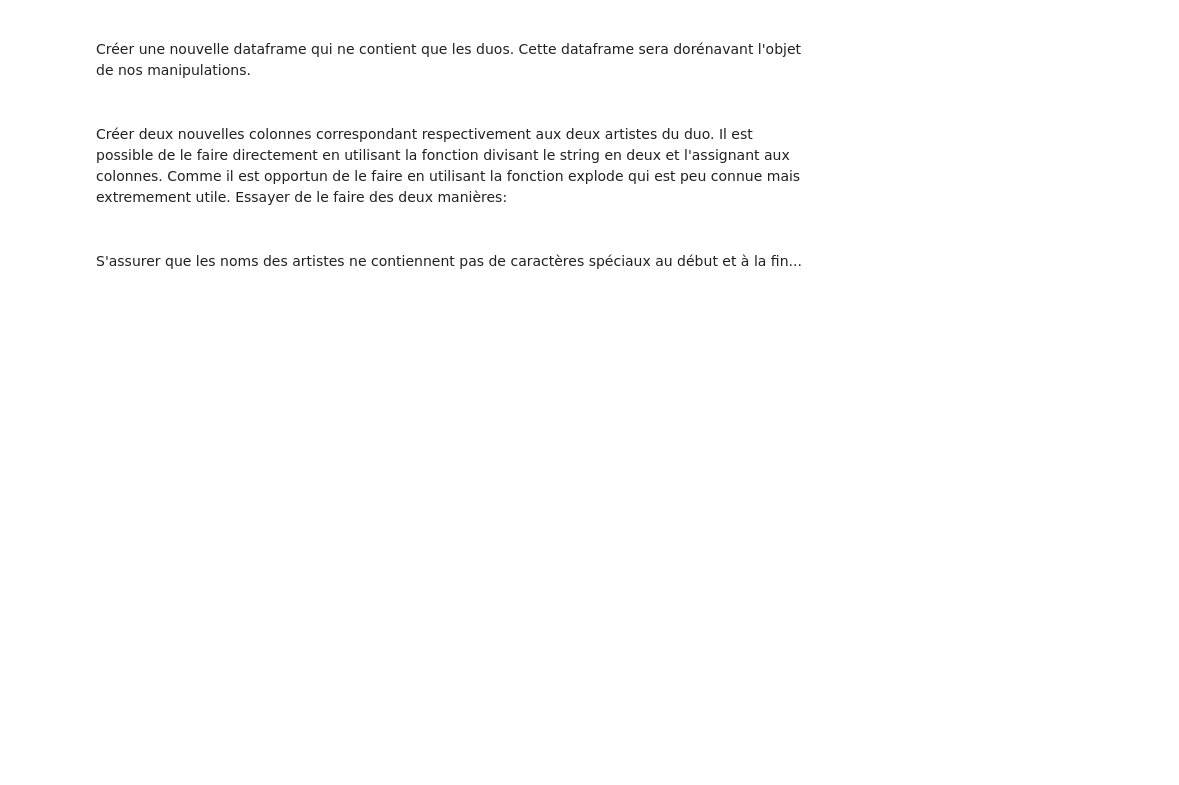
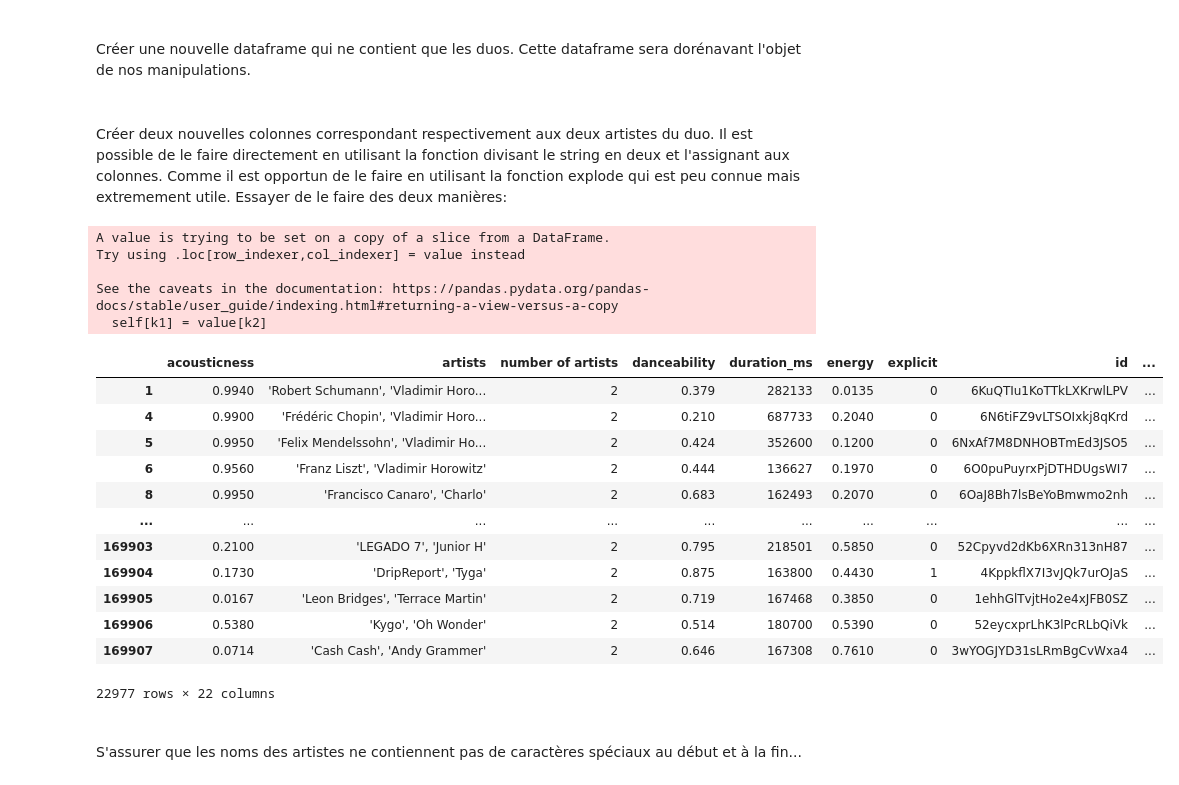
Before and after one commit to 11bender/IA_labs, a Jupyter notebook: Lab1_AI_Numpy_Pandas.ipynb, the cells around one changed output. Drawn from its saved outputs; the diff is of its cells as text; code cells hidden in the pictures; blank space fills up the shorter version.

```diff
--- a/Lab1_AI_Numpy_Pandas.ipynb
+++ b/Lab1_AI_Numpy_Pandas.ipynb
@@ -913,6 +977,30 @@ Il est possible d'avoir un seul à plusieurs artistes. Nous allons commencer par
 # %% [markdown]
 <br> Créer une nouvelle dataframe qui ne contient que les duos. Cette dataframe sera dorénavant l'objet de nos manipulations.
+# %%
+df_duo = df[df["number of artists"] == 2]
 # %% [markdown]
 <br> Créer deux nouvelles colonnes correspondant respectivement aux deux artistes du duo. Il est possible de le faire directement en utilisant la fonction divisant le string en deux et l'assignant aux colonnes. Comme il est opportun de le faire en utilisant la fonction explode qui est peu connue mais extremement utile. Essayer de le faire des deux manières:
+# %%
+df_duo[["first_artist", "second_artist"]] = df_duo['artists'].str.split(",", expand = True)
+df_duo
+# %% [output]
+A value is trying to be set on a copy of a slice from a DataFrame.
+Try using .loc[row_indexer,col_indexer] = value instead
+
+See the caveats in the documentation: https://pandas.pydata.org/pandas-docs/stable/user_guide/indexing.html#returning-a-view-versus-a-copy
+  self[k1] = value[k2]
+|  | acousticness | artists | number of artists | danceability | duration_ms | energy | explicit | id | ... |
+| 1 | 0.9940 | 'Robert Schumann', 'Vladimir Horo... | 2 | 0.379 | 282133 | 0.0135 | 0 | 6KuQTIu1KoTTkLXKrwlLPV | ... |
+| 4 | 0.9900 | 'Frédéric Chopin', 'Vladimir Horo... | 2 | 0.210 | 687733 | 0.2040 | 0 | 6N6tiFZ9vLTSOIxkj8qKrd | ... |
+| 5 | 0.9950 | 'Felix Mendelssohn', 'Vladimir Ho... | 2 | 0.424 | 352600 | 0.1200 | 0 | 6NxAf7M8DNHOBTmEd3JSO5 | ... |
+| 6 | 0.9560 | 'Franz Liszt', 'Vladimir Horowitz' | 2 | 0.444 | 136627 | 0.1970 | 0 | 6O0puPuyrxPjDTHDUgsWI7 | ... |
+| 8 | 0.9950 | 'Francisco Canaro', 'Charlo' | 2 | 0.683 | 162493 | 0.2070 | 0 | 6OaJ8Bh7lsBeYoBmwmo2nh | ... |
+| ... | ... | ... | ... | ... | ... | ... | ... | ... | ... |
+| 169903 | 0.2100 | 'LEGADO 7', 'Junior H' | 2 | 0.795 | 218501 | 0.5850 | 0 | 52Cpyvd2dKb6XRn313nH87 | ... |
+| 169904 | 0.1730 | 'DripReport', 'Tyga' | 2 | 0.875 | 163800 | 0.4430 | 1 | 4KppkflX7I3vJQk7urOJaS | ... |
+| 169905 | 0.0167 | 'Leon Bridges', 'Terrace Martin' | 2 | 0.719 | 167468 | 0.3850 | 0 | 1ehhGlTvjtHo2e4xJFB0SZ | ... |
+| 169906 | 0.5380 | 'Kygo', 'Oh Wonder' | 2 | 0.514 | 180700 | 0.5390 | 0 | 52eycxprLhK3lPcRLbQiVk | ... |
+| 169907 | 0.0714 | 'Cash Cash', 'Andy Grammer' | 2 | 0.646 | 167308 | 0.7610 | 0 | 3wYOGJYD31sLRmBgCvWxa4 | ... |
+22977 rows × 22 columns
 # %% [markdown]
 <br> S'assurer que les noms des artistes ne contiennent pas de caractères spéciaux au début et à la fin...
```
Also changed, not shown: parts of 17 cells of this notebook.
